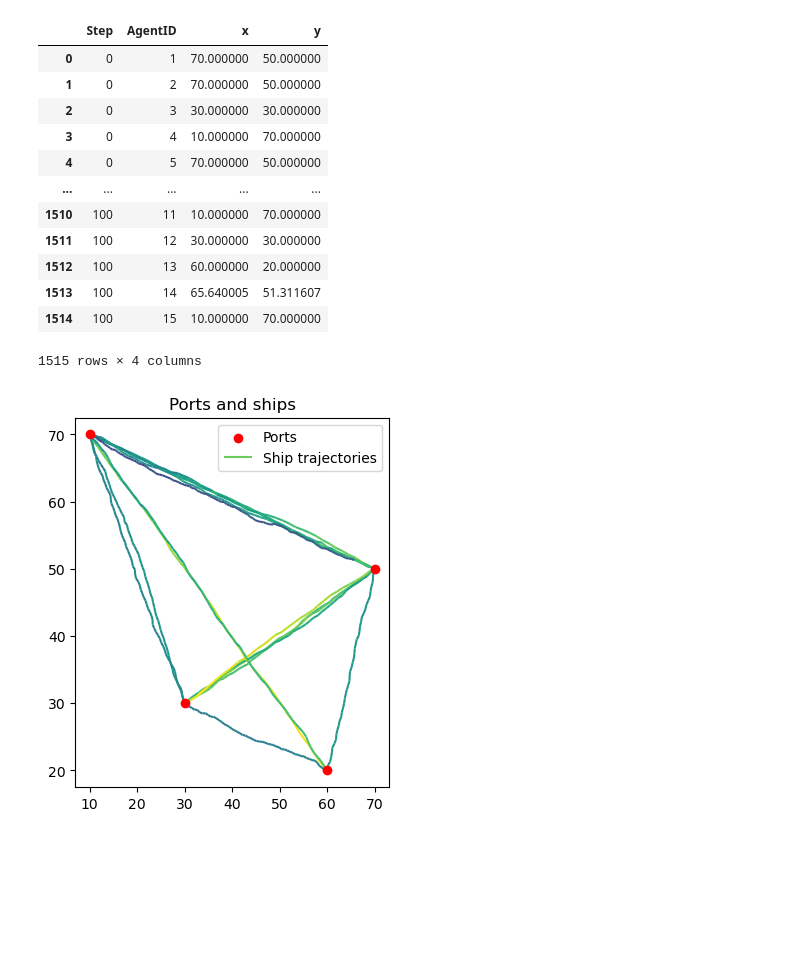
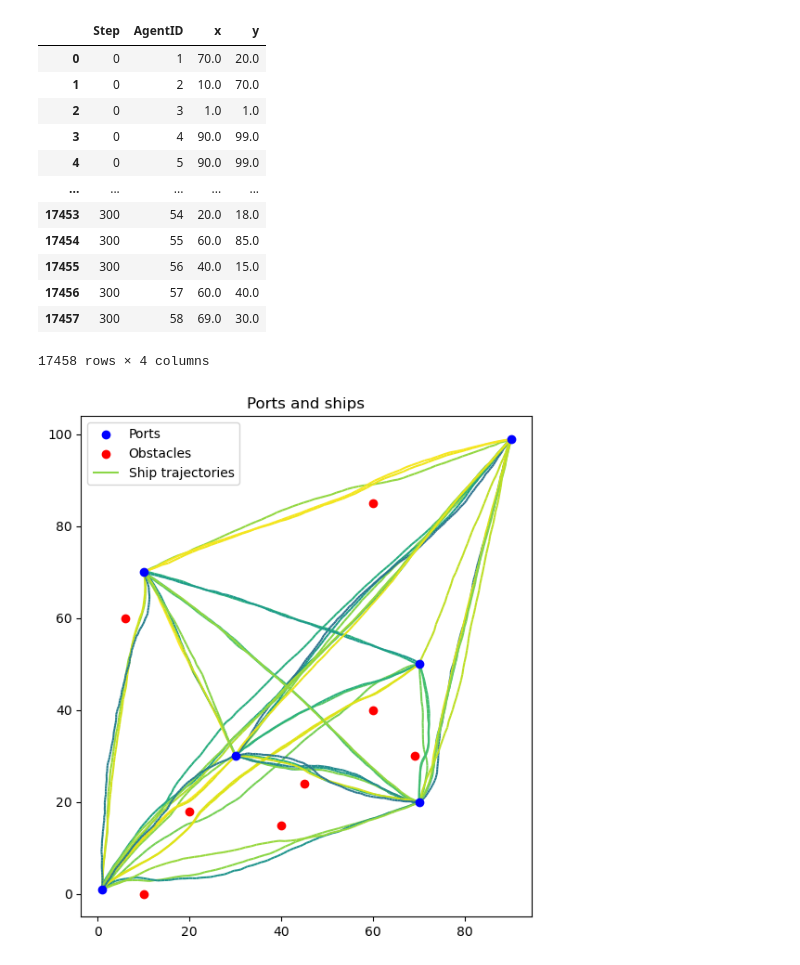
Before and after one commit to movingpandas/synth-data-generator, a Jupyter notebook: mesa/examples/basic/ships/ships.ipynb, the cells around one changed output. Saved outputs shown, nothing was run; the diff lists cells and outputs as text; code cells hidden in the pictures; blank space fills up the shorter version.

Commit message:
Add obstacles

```diff
--- a/mesa/examples/basic/ships/ships.ipynb
+++ b/mesa/examples/basic/ships/ships.ipynb
@@ -5,7 +5,8 @@ from datetime import datetime, timedelta
 
 from model import ShipModel
 
-ports = [(30,30),(70,50),(10,70),(60,20)]
-model = ShipModel(ports=ports, population=15)
+ports = [(1,1), (30,30),(70,50),(10,70),(70,20), (90,99)]
+obstacles = [(10,0),(6,60),(45,24),(20,18),(60,85),(40,15),(60,40),(69,30)]
+model = ShipModel(population=50, vision=20, avoidance=1.1, ports=ports, obstacles=obstacles)
 len(model.agents)
 # %% [output]
@@ -13,5 +14,5 @@ len(model.agents)
 # %%
-for t in range(100):
+for t in range(300):
     model.step()
 # %%
 agent_df = model.datacollector.get_agent_vars_dataframe()
@@ -38,39 +23,38 @@ df = df.drop(columns=['pos'])
 df
 # %% [output]
 |  | Step | AgentID | x | y |
-| 0 | 0 | 1 | 70.000000 | 50.000000 |
-| 1 | 0 | 2 | 70.000000 | 50.000000 |
-| 2 | 0 | 3 | 30.000000 | 30.000000 |
-| 3 | 0 | 4 | 10.000000 | 70.000000 |
-| 4 | 0 | 5 | 70.000000 | 50.000000 |
+| 0 | 0 | 1 | 70.0 | 20.0 |
+| 1 | 0 | 2 | 10.0 | 70.0 |
+| 2 | 0 | 3 | 1.0 | 1.0 |
+| 3 | 0 | 4 | 90.0 | 99.0 |
+| 4 | 0 | 5 | 90.0 | 99.0 |
 | ... | ... | ... | ... | ... |
-| 1510 | 100 | 11 | 10.000000 | 70.000000 |
-| 1511 | 100 | 12 | 30.000000 | 30.000000 |
-| 1512 | 100 | 13 | 60.000000 | 20.000000 |
-| 1513 | 100 | 14 | 65.640005 | 51.311607 |
-| 1514 | 100 | 15 | 10.000000 | 70.000000 |
+| 17453 | 300 | 54 | 20.0 | 18.0 |
+| 17454 | 300 | 55 | 60.0 | 85.0 |
+| 17455 | 300 | 56 | 40.0 | 15.0 |
+| 17456 | 300 | 57 | 60.0 | 40.0 |
+| 17457 | 300 | 58 | 69.0 | 30.0 |
-1515 rows × 4 columns
+17458 rows × 4 columns
 # %%
 start_datetime = datetime.now()
 df["t"] = df["Step"].apply(lambda step: start_datetime + timedelta(seconds=step))
 # %%
-tc = mpd.TrajectoryCollection(df, traj_id_col='AgentID', t='t', x='x', y='y')
+tc = mpd.TrajectoryCollection(df, traj_id_col='AgentID', t='t', x='x', y='y', crs=31287)
 # %%
 import matplotlib.pyplot as plt
 
-fig, ax = plt.subplots()
+fig, ax = plt.subplots(figsize=(7,7))
 
-
-# Add ports
-ports = [(30, 30), (70, 50), (10, 70), (60, 20)]
 x_coords, y_coords = zip(*ports)
-ax.scatter(x_coords, y_coords, color='red', label='Ports', zorder=5)
+ax.scatter(x_coords, y_coords, color='blue', label='Ports', zorder=5)
+x_coords, y_coords = zip(*obstacles)
+ax.scatter(x_coords, y_coords, color='red', label='Obstacles', zorder=5)
 tc.plot(ax=ax, label='Ship trajectories', column='speed')
 
 # Labels and legend
 ax.legend()
 ax.set_title("Ports and ships")
 
 plt.show()
 # %% [output]
-[figure, old version]
+[figure, new version]
```
Also changed, not shown: parts of 2 cells of this notebook, 3 other files.
